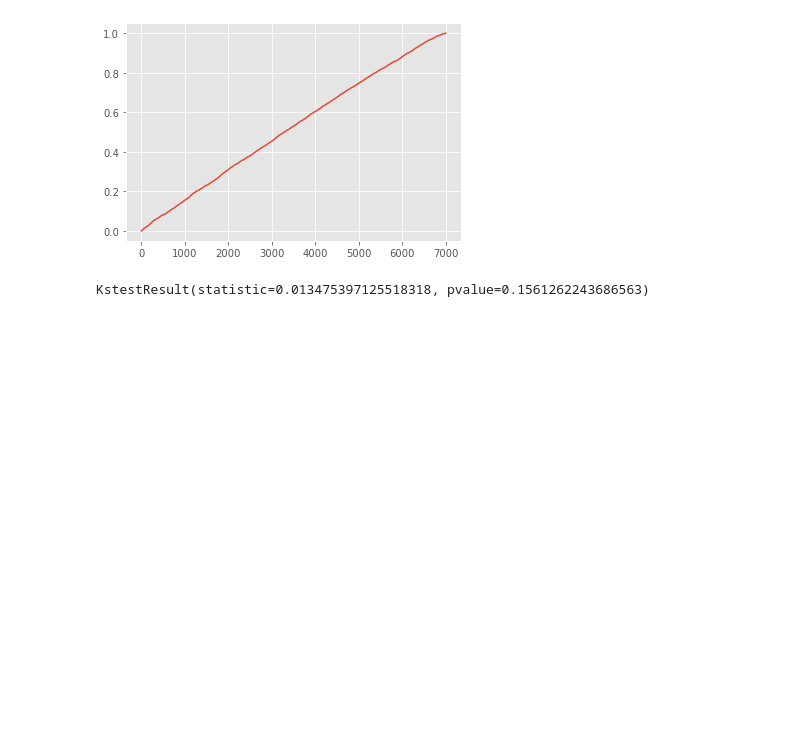
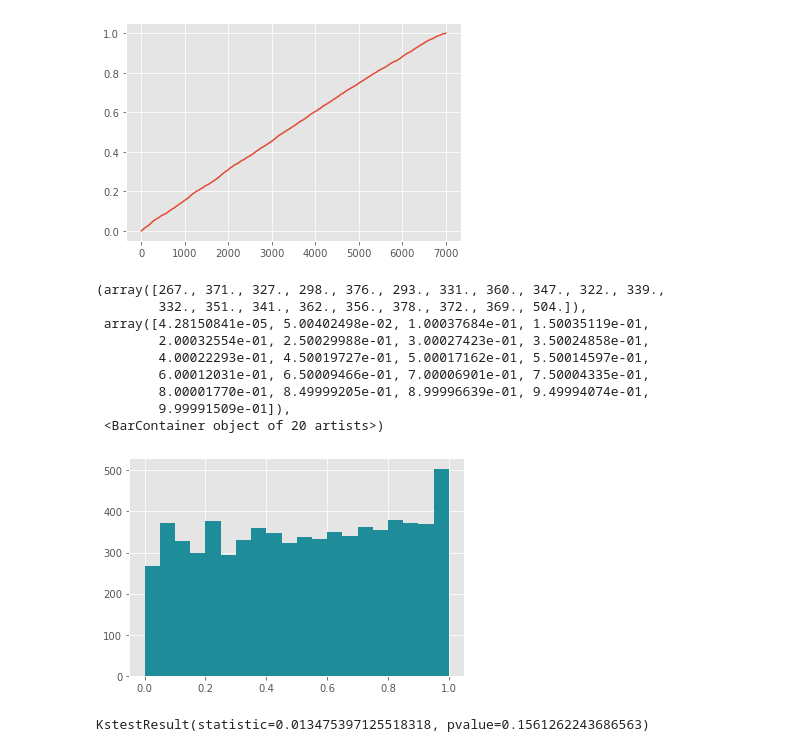
Before and after one commit to kiwymic/MLB-data-analysis, a Jupyter notebook: MLB career analysis.ipynb, the cells around one changed output. Cells and saved outputs as stored; diff of their text form; code cells hidden in the pictures; blank space fills up the shorter version.

```diff
--- a/MLB career analysis.ipynb
+++ b/MLB career analysis.ipynb
@@ -87,13 +104,21 @@ KstestResult(statistic=0.08506902691461204, pvalue=1.7046376806880028e-44)
+# %%
+# First idea: Try to multiply the AVG by a constant factor to balance the average in non-RISP and RISP.
+# Equivalently, p_RISP = theta * p_nonRISP
+test1 = [sum(RISP_comp[item]) for item in ["AB_x", "H_x", "AB_y", "H_y"]]; #12715568, 3348091, 3022597, 802629
+
+test1 = [test1[1]/test1[0], test1[3]/test1[2], (test1[1]-test1[3])/(test1[0]-test1[2])]; #.2633, .2655, .2626
+#theta = test1[1]/test1[2]; # 1.0111716751056685
+theta = 1.0111716751056685;
 # %% [markdown]
 ### Now, let us try to implement the method "1. Approximation to normal distribution"
 # %%
 def Phi(x): # The cdf of the normal distribution N(0,1).
     return (1+sp.special.erf(x/2**0.5))/2;
 
-def Binomial_p_val(x1, x2, N1, N2, adjust=False): # In our application, N1: non-RISP, N2: RISP
+def Binomial_p_val(x1, x2, N1, N2, theta=0): # In our application, N1: non-RISP, N2: RISP
     p1 = x1/N1;
     p2 = x2/N2;
-    if adjust:
+    if theta != 0:
         p2 = p2/theta;
 
     phat = (p1*N1 + p2*N2)/(N1 + N2);
@@ -103,8 +128,8 @@ p_RISP_2 = [];
 p_RISP_3 = [];
 for i in range(RISP_comp.shape[0]):
     temp_list = RISP_comp.loc[i, ["AB_x", "H_x", "AB_y", "H_y"]];
-    res2 = Binomial_p_val(temp_list[1]-temp_list[3], temp_list[3], temp_list[0]-temp_list[2], temp_list[2], False);
-    res3 = Binomial_p_val(temp_list[1]-temp_list[3], temp_list[3], temp_list[0]-temp_list[2], temp_list[2], True);
+    res2 = Binomial_p_val(temp_list[1]-temp_list[3], temp_list[3], temp_list[0]-temp_list[2], temp_list[2], 0);
+    res3 = Binomial_p_val(temp_list[1]-temp_list[3], temp_list[3], temp_list[0]-temp_list[2], temp_list[2], theta);
     p_RISP_2.append(res2);
     p_RISP_3.append(res3);
 # %%
@@ -116,6 +141,19 @@ stats.kstest(test, stats.uniform(loc=0.0).cdf) #
 # %% [output]
 KstestResult(statistic=0.036174849581674495, pvalue=2.1700448058883414e-08)
 [figure]
+# %%
+plt.hist(test, bins = 20, color = "#1f8c99")
+# %% [output]
+(array([267., 371., 327., 298., 376., 293., 331., 360., 347., 322., 339.,
+        332., 351., 341., 362., 356., 378., 372., 369., 504.]),
+ array([4.28150841e-05, 5.00402498e-02, 1.00037684e-01, 1.50035119e-01,
+        2.00032554e-01, 2.50029988e-01, 3.00027423e-01, 3.50024858e-01,
+        4.00022293e-01, 4.50019727e-01, 5.00017162e-01, 5.50014597e-01,
+        6.00012031e-01, 6.50009466e-01, 7.00006901e-01, 7.50004335e-01,
+        8.00001770e-01, 8.49999205e-01, 8.99996639e-01, 9.49994074e-01,
+        9.99991509e-01]),
+ <BarContainer object of 20 artists>)
+[figure, added]
 # %%
 test = sorted(p_RISP_3)
 plt.plot(test)
```
Also changed, not shown: parts of 13 cells of this notebook, 2 other files.
